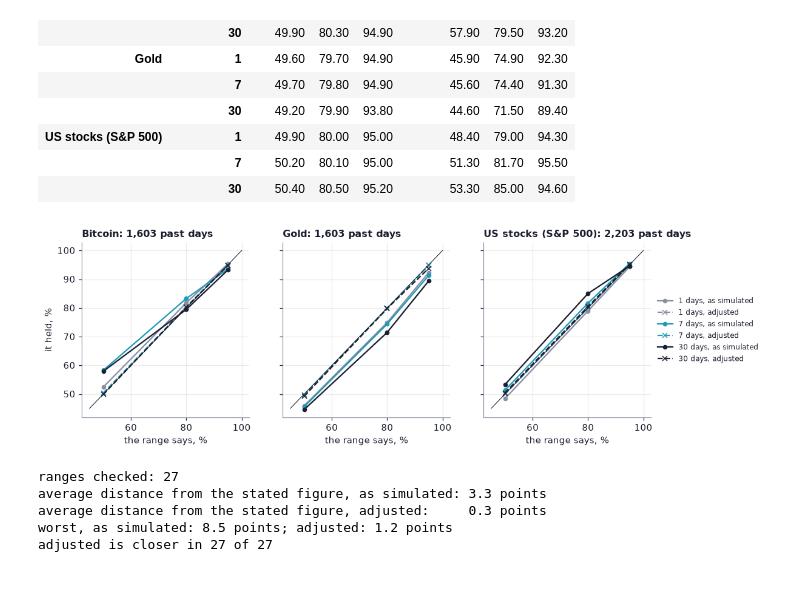
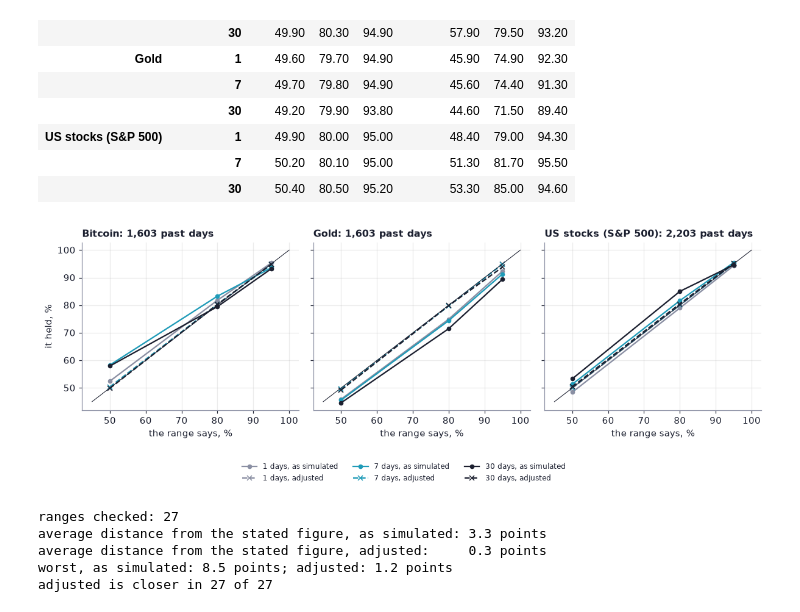
Before and after one commit to LouSens/RADAR, a Jupyter notebook: notebooks/02_state_and_range.ipynb, the cells around one changed output. Cells and saved outputs as stored; diff of their text form; code cells hidden in the pictures; blank space fills up the shorter version.

Commit message:
fix: phone and tablet layout, a loading state that is not a fault, and two crowded notebook charts (review of 2026-10-08)
Co-Authored-By: Claude Opus 5.5 <noreply@anthropic.com>

```diff
--- a/notebooks/02_state_and_range.ipynb
+++ b/notebooks/02_state_and_range.ipynb
@@ -356,19 +356,20 @@ held.rename_axis(index=["market", "days ahead"], columns=["", "range says"]).rou
 # %%
 fig, axes = plt.subplots(1, len(MARKETS), figsize=(11, 3.4), sharey=True)
 shades = {1: MUTED, 7: ACCENT, 30: INK}
 for ax, name in zip(axes, MARKETS.values()):
     group = reports[reports["market"] == name]
     for horizon, part in group.groupby("horizon_days"):
         part = part.sort_values("nominal")
         colour = shades.get(int(horizon), INK)
         ax.plot(part["nominal"] * 100, part["empirical"] * 100, marker="o", ms=4, color=colour, label=f"{horizon} days, as simulated")
         ax.plot(part["nominal"] * 100, part["empirical_conformal"] * 100, marker="x", ms=5, ls="--", color=colour, label=f"{horizon} days, adjusted")
     ax.plot([45, 100], [45, 100], color=INK, lw=0.7)
     ax.set(title=f"{name}: {int(group['n'].max()):,} past days", xlabel="the range says, %")
 axes[0].set(ylabel="it held, %")
-axes[-1].legend(loc="center left", bbox_to_anchor=(1.0, 0.5), fontsize=8);
+fig.legend(*axes[0].get_legend_handles_labels(), loc="lower center", ncol=3, bbox_to_anchor=(0.5, -0.18), fontsize=8)
+fig.tight_layout()
 # %% [output]
-[figure, old version]
+[figure, new version]
 # %%
 # The claim in the summary, checked: how far off the stated figure each kind of range was.
 off = reports.assign(
```
Also changed, not shown: parts of 4 cells of this notebook, 11 other files.
